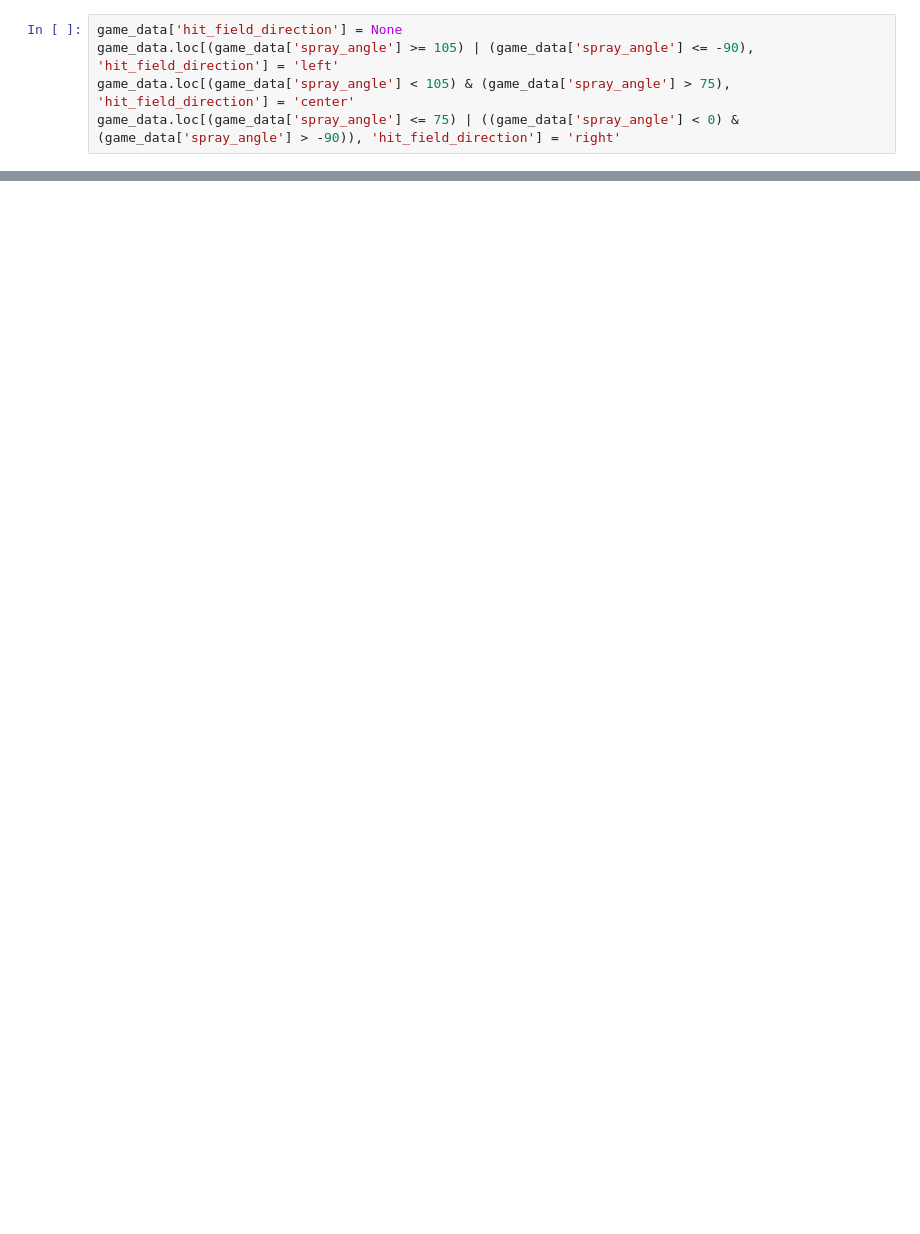
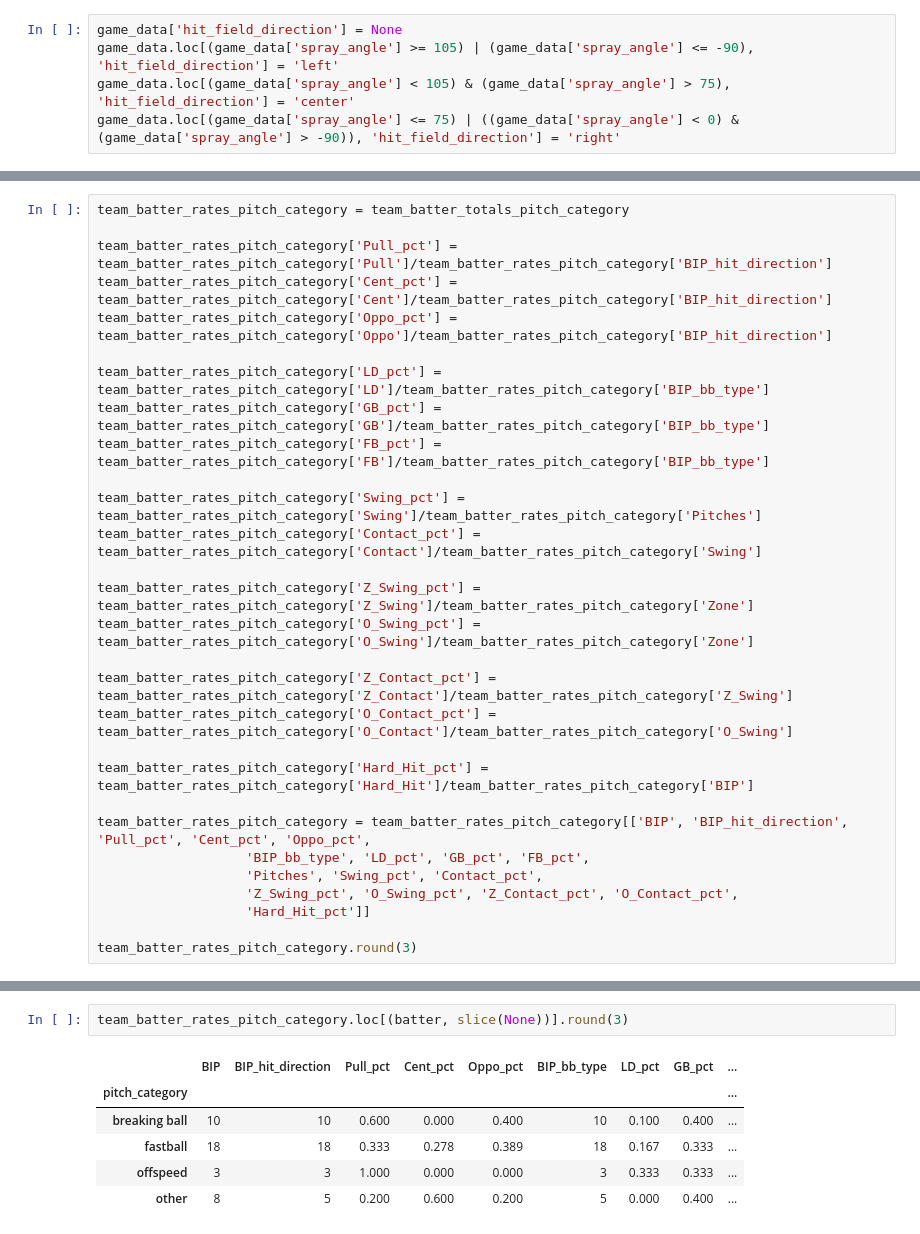
Before and after one commit to jackhinde/baycats, a Jupyter notebook: batter_report_helper.ipynb, the cells around one changed output, grey strips where cells are left out. Cells and saved outputs as stored; diff of their text form; blank space fills up the shorter version.

```diff
--- a/batter_report_helper.ipynb
+++ b/batter_report_helper.ipynb
@@ -91,0 +323,29 @@ game_data['oppo'] = game_data['oppo'].replace({True: 1, False: 0})
+# %%
+team_batter_rates_pitch_category = team_batter_totals_pitch_category
+
+team_batter_rates_pitch_category['Pull_pct'] = team_batter_rates_pitch_category['Pull']/team_batter_rates_pitch_category['BIP_hit_direction']
+team_batter_rates_pitch_category['Cent_pct'] = team_batter_rates_pitch_category['Cent']/team_batter_rates_pitch_category['BIP_hit_direction']
+team_batter_rates_pitch_category['Oppo_pct'] = team_batter_rates_pitch_category['Oppo']/team_batter_rates_pitch_category['BIP_hit_direction']
+
+team_batter_rates_pitch_category['LD_pct'] = team_batter_rates_pitch_category['LD']/team_batter_rates_pitch_category['BIP_bb_type']
+team_batter_rates_pitch_category['GB_pct'] = team_batter_rates_pitch_category['GB']/team_batter_rates_pitch_category['BIP_bb_type']
+team_batter_rates_pitch_category['FB_pct'] = team_batter_rates_pitch_category['FB']/team_batter_rates_pitch_category['BIP_bb_type']
+
+team_batter_rates_pitch_category['Swing_pct'] = team_batter_rates_pitch_category['Swing']/team_batter_rates_pitch_category['Pitches']
+team_batter_rates_pitch_category['Contact_pct'] = team_batter_rates_pitch_category['Contact']/team_batter_rates_pitch_category['Swing']
+
+team_batter_rates_pitch_category['Z_Swing_pct'] = team_batter_rates_pitch_category['Z_Swing']/team_batter_rates_pitch_category['Zone']
+team_batter_rates_pitch_category['O_Swing_pct'] = team_batter_rates_pitch_category['O_Swing']/team_batter_rates_pitch_category['Zone']
+
+team_batter_rates_pitch_category['Z_Contact_pct'] = team_batter_rates_pitch_category['Z_Contact']/team_batter_rates_pitch_category['Z_Swing']
+team_batter_rates_pitch_category['O_Contact_pct'] = team_batter_rates_pitch_category['O_Contact']/team_batter_rates_pitch_category['O_Swing']
+
+team_batter_rates_pitch_category['Hard_Hit_pct'] = team_batter_rates_pitch_category['Hard_Hit']/team_batter_rates_pitch_category['BIP']
+
+team_batter_rates_pitch_category = team_batter_rates_pitch_category[['BIP', 'BIP_hit_direction', 'Pull_pct', 'Cent_pct', 'Oppo_pct',
+                   'BIP_bb_type', 'LD_pct', 'GB_pct', 'FB_pct',
+                   'Pitches', 'Swing_pct', 'Contact_pct',
+                   'Z_Swing_pct', 'O_Swing_pct', 'Z_Contact_pct', 'O_Contact_pct',
+                   'Hard_Hit_pct']]
+
+team_batter_rates_pitch_category.round(3)
@@ -91,0 +367,9 @@ game_data['oppo'] = game_data['oppo'].replace({True: 1, False: 0})
+# %%
+team_batter_rates_pitch_category.loc[(batter, slice(None))].round(3)
+# %% [output]
+|  | BIP | BIP_hit_direction | Pull_pct | Cent_pct | Oppo_pct | BIP_bb_type | LD_pct | GB_pct | ... |
+| pitch_category |  |  |  |  |  |  |  |  | ... |
+| breaking ball | 10 | 10 | 0.600 | 0.000 | 0.400 | 10 | 0.100 | 0.400 | ... |
+| fastball | 18 | 18 | 0.333 | 0.278 | 0.389 | 18 | 0.167 | 0.333 | ... |
+| offspeed | 3 | 3 | 1.000 | 0.000 | 0.000 | 3 | 0.333 | 0.333 | ... |
+| other | 8 | 5 | 0.200 | 0.600 | 0.200 | 5 | 0.000 | 0.400 | ... |
```
Also changed, not shown: parts of 23 cells of this notebook, 4 other files.
